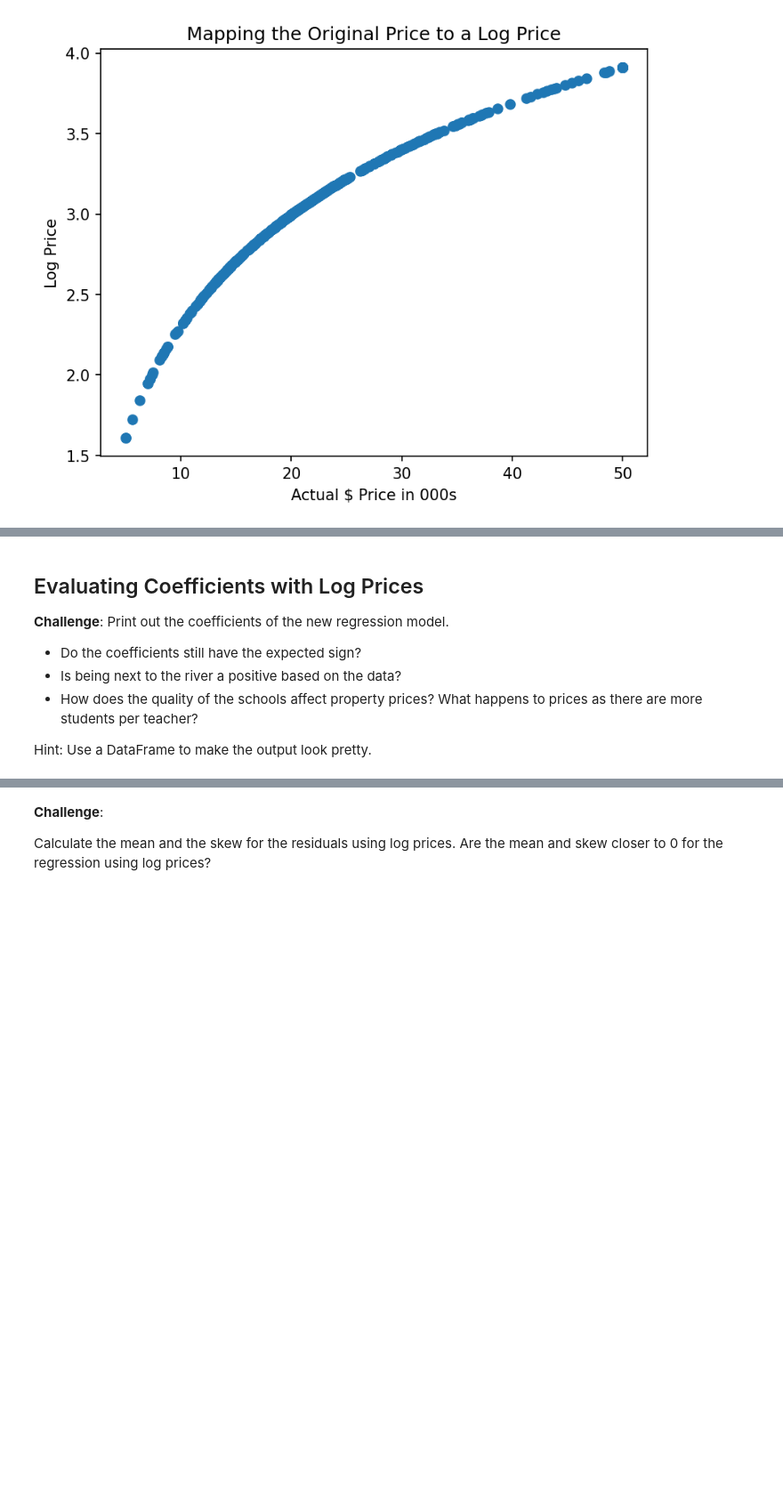
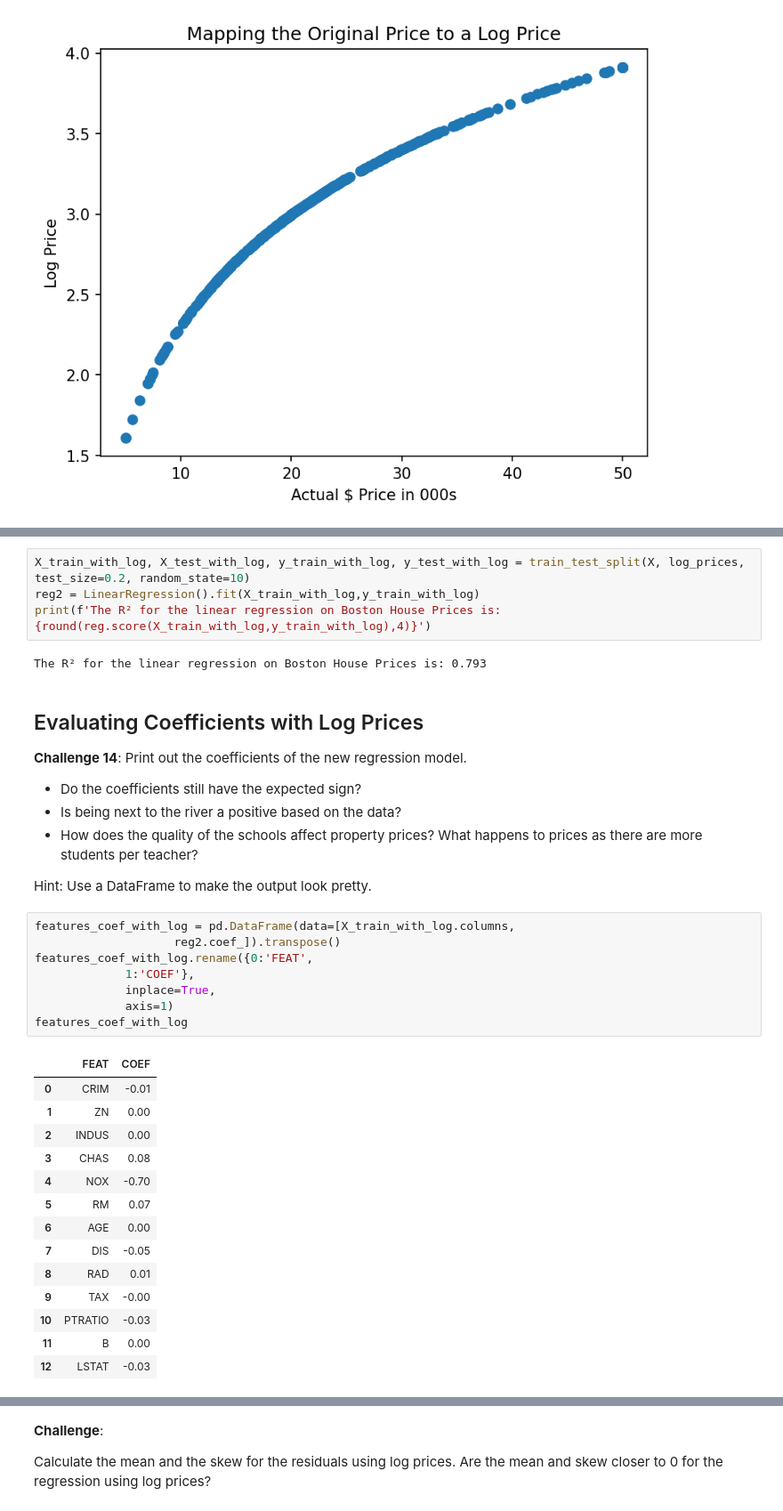
Before and after one commit to ahpmatias/capstone-boston-house-prices, a Jupyter notebook: Multivariable_Regression_and_Valuation_Model_(start).ipynb, the cells around one changed output, grey strips where cells are left out. Shown at 89% size. Drawn from its saved outputs; the diff is of its cells as text; blank space fills up the shorter version.

Commit message:
Finish challenges 13 and 14.

```diff
--- a/Multivariable_Regression_and_Valuation_Model_(start).ipynb
+++ b/Multivariable_Regression_and_Valuation_Model_(start).ipynb
@@ -607,16 +607,45 @@ $$ \log (PR \hat ICE) = \theta _0 + \theta _1 RM + \theta _2 NOX + \theta_3 DIS
 * Run a second regression, but this time use the transformed target data.
 * What is the r-squared of the regression on the training data?
 * Have we improved the fit of our model compared to before based on this measure?
+# %%
+X_train_with_log, X_test_with_log, y_train_with_log, y_test_with_log = train_test_split(X, log_prices, test_size=0.2, random_state=10)
+reg2 = LinearRegression().fit(X_train_with_log,y_train_with_log)
+print(f'The R² for the linear regression on Boston House Prices is: {round(reg.score(X_train_with_log,y_train_with_log),4)}')
+# %% [output]
+The R² for the linear regression on Boston House Prices is: 0.793
 # %% [markdown]
 ## Evaluating Coefficients with Log Prices
 
-**Challenge**: Print out the coefficients of the new regression model.
+**Challenge 14**: Print out the coefficients of the new regression model.
 
 * Do the coefficients still have the expected sign?
 * Is being next to the river a positive based on the data?
 * How does the quality of the schools affect property prices? What happens to prices as there are more students per teacher?
 
 Hint: Use a DataFrame to make the output look pretty.
+# %%
+features_coef_with_log = pd.DataFrame(data=[X_train_with_log.columns,
+                    reg2.coef_]).transpose()
+features_coef_with_log.rename({0:'FEAT',
+             1:'COEF'},
+             inplace=True,
+             axis=1)
+features_coef_with_log
+# %% [output]
+|  | FEAT | COEF |
+| 0 | CRIM | -0.01 |
+| 1 | ZN | 0.00 |
+| 2 | INDUS | 0.00 |
+| 3 | CHAS | 0.08 |
+| 4 | NOX | -0.70 |
+| 5 | RM | 0.07 |
+| 6 | AGE | 0.00 |
+| 7 | DIS | -0.05 |
+| 8 | RAD | 0.01 |
+| 9 | TAX | -0.00 |
+| 10 | PTRATIO | -0.03 |
+| 11 | B | 0.00 |
+| 12 | LSTAT | -0.03 |
 # %% [markdown]
 ## Regression with Log Prices & Residual Plots
 
```
Also changed, not shown: parts of 3 cells of this notebook.
